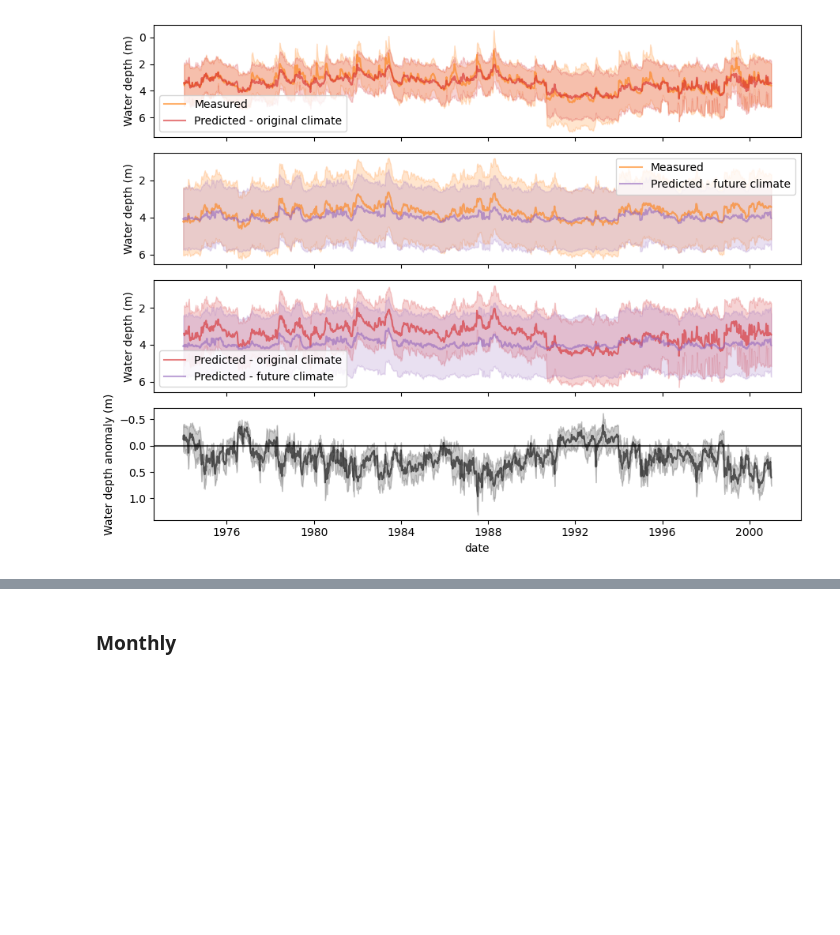
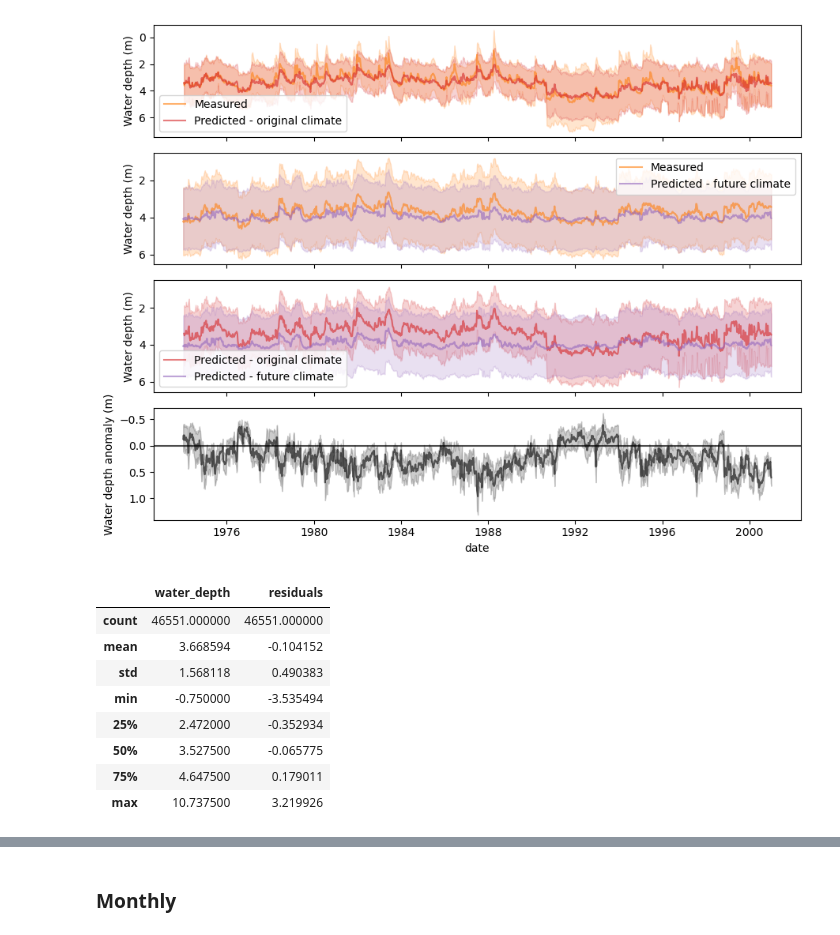
Before and after one commit to silandkyan/predict_groundwater, a Jupyter notebook: analyse_predictions.ipynb, the cells around one changed output, grey strips where cells are left out. Drawn from its saved outputs; the diff is of its cells as text; code cells hidden in the pictures; blank space fills up the shorter version.

```diff
--- a/analyse_predictions.ipynb
+++ b/analyse_predictions.ipynb
@@ -137,0 +244,12 @@ plot_compare_scenario(past_filtered, base_filtered, pred_filtered)
+# %%
+past[['water_depth', 'residuals']].describe()
+# %% [output]
+|  | water_depth | residuals |
+| count | 46551.000000 | 46551.000000 |
+| mean | 3.668594 | -0.104152 |
+| std | 1.568118 | 0.490383 |
+| min | -0.750000 | -3.535494 |
+| 25% | 2.472000 | -0.352934 |
+| 50% | 3.527500 | -0.065775 |
+| 75% | 4.647500 | 0.179011 |
+| max | 10.737500 | 3.219926 |
```
Also changed, not shown: parts of 11 cells of this notebook, 3 other files.
